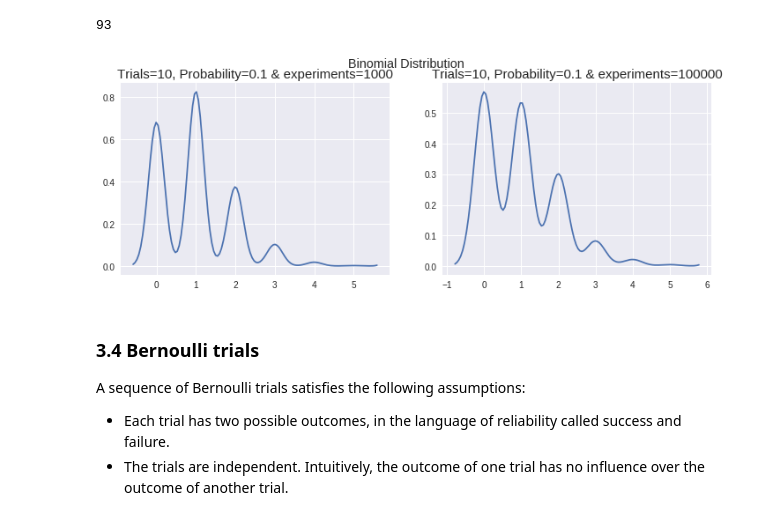
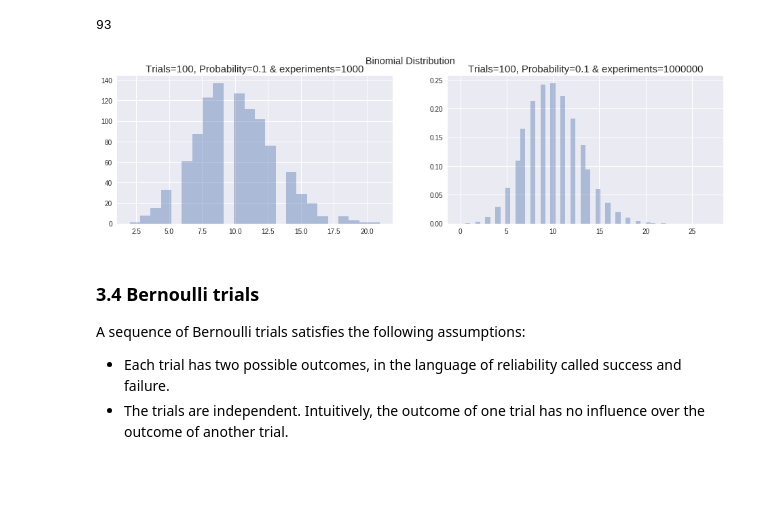
Before and after one commit to amdgd/team-old, a Jupyter notebook: src/Probability/Distributions.ipynb, the cells around one changed output. Cells and saved outputs as stored; diff of their text form; code cells hidden in the pictures; blank space fills up the shorter version.

```diff
--- a/src/Probability/Distributions.ipynb
+++ b/src/Probability/Distributions.ipynb
@@ -222,17 +222,17 @@ np.random.binomial(n=1000, p=0.1)
 # %% [output]
 93
 # %%
-fig, axes = plt.subplots(1,2, figsize=(12,4))
-sns.distplot(np.random.binomial(n=10, p=0.1, size=1000), hist=False, ax = axes[0])
-axes[0].set_title("Trials=10, Probability=0.1 & experiments=1000", fontsize=15)
+fig, axes = plt.subplots(1,2, figsize=(16,4))
+sns.distplot(np.random.binomial(n=100, p=0.1, size=1000), hist=True, kde=False, ax = axes[0])
+axes[0].set_title("Trials=100, Probability=0.1 & experiments=1000", fontsize=15)
 
-sns.distplot(np.random.binomial(n=10, p=0.1, size=1000), hist=False, ax = axes[1])
-axes[1].set_title("Trials=10, Probability=0.1 & experiments=100000", fontsize=15)
+sns.distplot(np.random.binomial(n=100, p=.1, size=1000000), hist=True, kde=False, norm_hist="True", ax = axes[1])
+axes[1].set_title("Trials=100, Probability=0.1 & experiments=1000000", fontsize=15)
 
 plt.suptitle("Binomial Distribution")
 plt.show()
 # %% [output]
-[figure, old version]
+[figure, new version]
 # %% [markdown]
 ### 3.4 Bernoulli trials
 A sequence of Bernoulli trials satisfies the following assumptions:
```
Also changed, not shown: 1 other file.
